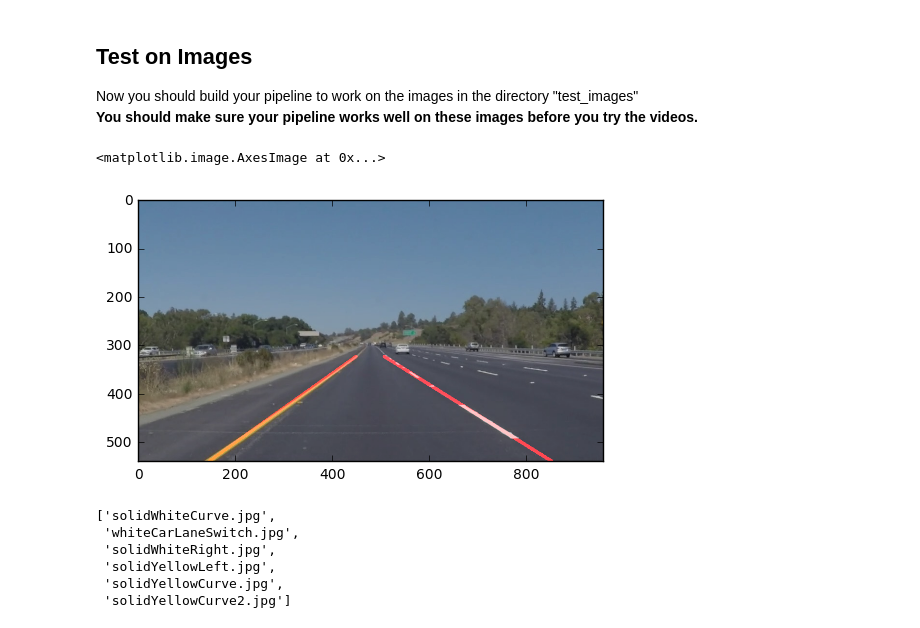
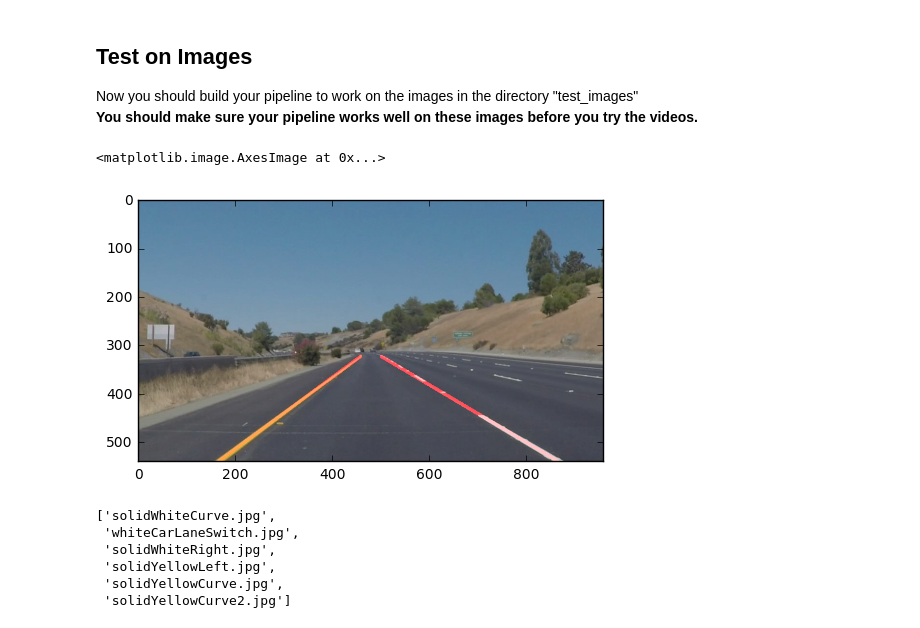
Before and after one commit to myles-i/Self-Driving-Car-ND-P1, a Jupyter notebook: P1.ipynb, the cells around one changed output. Cells and saved outputs as stored; diff of their text form; code cells hidden in the pictures.

```diff
--- a/P1.ipynb
+++ b/P1.ipynb
@@ -159,7 +159,7 @@ def draw_lines(img, lines, color=[255, 0, 0], thickness=2):
         draw_lines.slope_prev_R = avg_slope_R
         draw_lines.intercept_prev_L = avg_intercept_L
         draw_lines.intercept_prev_R = avg_intercept_R
-
+    # apply filter
     avg_slope_L = simple_filter(avg_slope_L, draw_lines.slope_prev_L, alpha)
     avg_slope_R = simple_filter(avg_slope_R, draw_lines.slope_prev_R, alpha)
     avg_intercept_L = simple_filter(avg_intercept_L, draw_lines.intercept_prev_L, alpha)
@@ -182,6 +182,8 @@ def draw_lines(img, lines, color=[255, 0, 0], thickness=2):
 
     #plt.figure(4)
     #plt.bar(slopes_L, range(len(slopes_L)), .01, color="blue")
+
+#####Filter States######
 draw_lines.slope_prev_L = 0.
 draw_lines.intercept_prev_L = 0.
 draw_lines.slope_prev_R = 0.
@@ -201,8 +203,8 @@ def hough_lines(img, rho, theta, threshold, min_line_len, max_line_gap):
     """
     lines = cv2.HoughLinesP(img, rho, theta, threshold, np.array([]), minLineLength=min_line_len, maxLineGap=max_line_gap)
     line_img = np.zeros((*img.shape, 3), dtype=np.uint8)
-    #draw_lines(line_img, lines,[255,0,0],6)
-    draw_lines_simple(line_img, lines,[255,0,0],6)
+    draw_lines(line_img, lines,[255,0,0],6)
+    # draw_lines_simple(line_img, lines,[255,0,0],6)
     return line_img
 
 # Python 3 has support for cool math symbols.
@@ -231,12 +233,12 @@ import os
 os.listdir("test_images/")
 
 # Read in and grayscale the image
-image = mpimg.imread('test_images/solidWhiteCurve.jpg')
-image = mpimg.imread('test_images/whiteCarLaneSwitch.jpg')
-image = mpimg.imread('test_images/solidWhiteRight.jpg')
-image = mpimg.imread('test_images/solidYellowLeft.jpg',)
+#image = mpimg.imread('test_images/solidWhiteCurve.jpg')
+#image = mpimg.imread('test_images/whiteCarLaneSwitch.jpg')
+#image = mpimg.imread('test_images/solidWhiteRight.jpg')
+#image = mpimg.imread('test_images/solidYellowLeft.jpg',)
 #image = mpimg.imread('test_images/solidYellowCurve.jpg',)
-#image = mpimg.imread('test_images/solidYellowCurve2.jpg')
+image = mpimg.imread('test_images/solidYellowCurve2.jpg')
 gray = grayscale(image)
 
 # Define a kernel size and apply Gaussian smoothing
@@ -261,34 +263,34 @@ bottom_y = 490
 top_y    = 350
 top_width = 150
 vertices = np.array([[(bottom_left_x,bottom_y),((bottom_left_x + bottom_right_x)/2-top_width/2, top_y),\
                       ((bottom_left_x + bottom_right_x)/2+top_width/2, top_y),(bottom_right_x,bottom_y)]],\
                       dtype=np.int32)
 
 masked_edges = region_of_interest(edges,vertices)
 
 #plt.figure(1)
 #plt.imshow(masked_edges)#plt.imshow(masked_edges)
 # Define the Hough transform parameters
 # Make a blank the same size as our image to draw on
 rho = 1 # distance resolution in pixels of the Hough grid
 theta = np.pi/180 # angular resolution in radians of the Hough grid
 threshold = 20     # minimum number of votes (interceptions in Hough grid cell)
 min_line_len = 15 #minimum number of pixels making up a line
 max_line_gap = 10    # maximum gap in pixels between connectable line segmentsd
 
 # Run Hough on edge detected image
 line_image = hough_lines(masked_edges, rho, theta, threshold, min_line_len, max_line_gap)
 
 # Create a "color" binary image to combine with line image
 color_edges = np.dstack((edges, edges, edges))
 
 # Draw the lines on the edge image
 lines_edges = weighted_img(line_image, image)
 plt.figure(2)
 plt.imshow(lines_edges)
 # %% [output]
 <matplotlib.image.AxesImage at 0x...>
-[figure, old version]
+[figure, new version]
 # %%
 import os
 os.listdir("test_images/")
```
Also changed, not shown: parts of 3 cells of this notebook.
